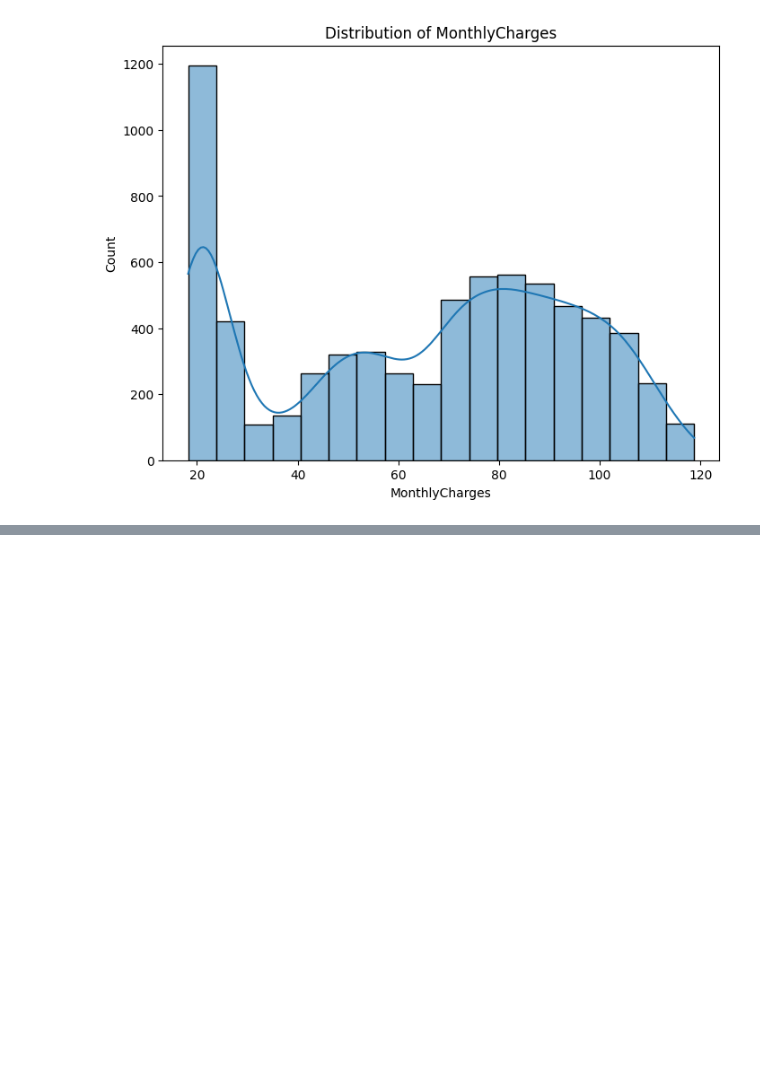
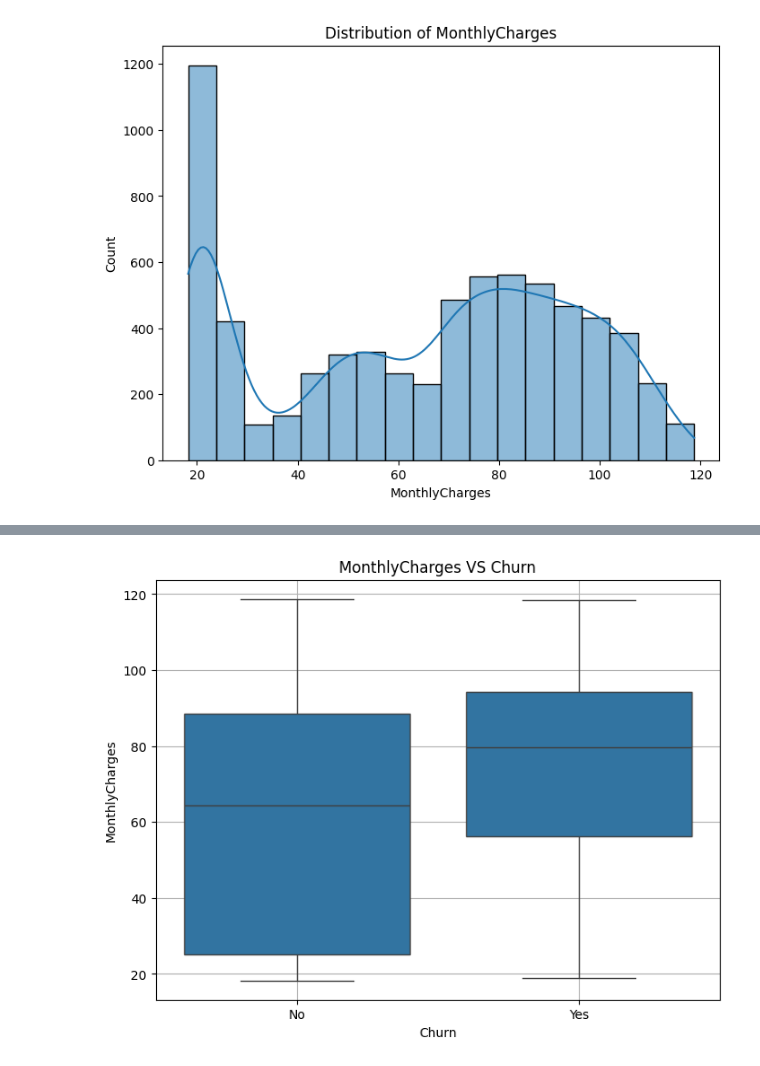
Before and after one commit to rahul-gitt/MY-PROJECTS, a Jupyter notebook: Telecom Customer Churn Prediction/main.ipynb, the cells around one changed output, grey strips where cells are left out. Saved outputs shown, nothing was run; the diff lists cells and outputs as text; code cells hidden in the pictures; blank space fills up the shorter version.

```diff
--- a/Telecom Customer Churn Prediction/main.ipynb
+++ b/Telecom Customer Churn Prediction/main.ipynb
@@ -82,0 +95,11 @@ for clm in numeric_columns:
+# %%
+plt.figure(figsize= (8,6))
+
+sns.boxplot(data = df, x= 'Churn', y = 'MonthlyCharges')
+plt.title('MonthlyCharges VS Churn')
+plt.xlabel('Churn')
+plt.ylabel('MonthlyCharges')
+plt.grid(True)
+plt.show()
+# %% [output]
+[figure, added]
```
Also changed, not shown: parts of 2 cells of this notebook.
